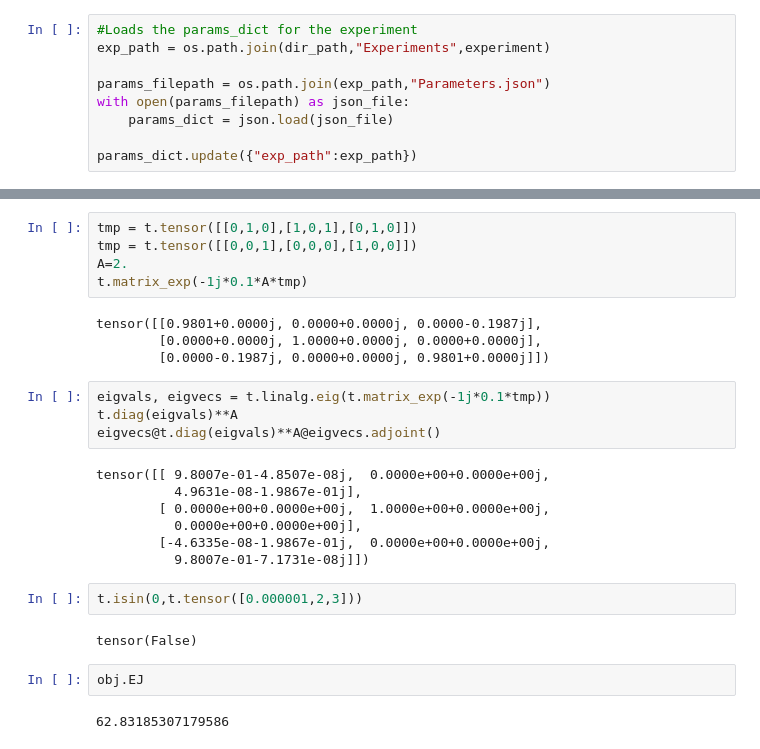
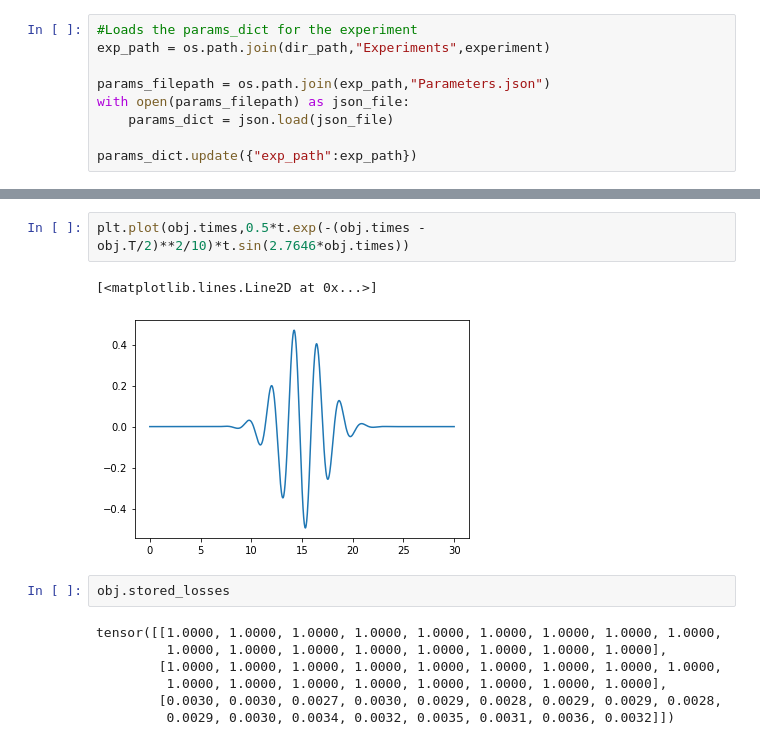
Before and after one commit to Vinther901/Quantum-Optimal-Control, a Jupyter notebook: 1DToyExample/RunExperiments.ipynb, the cells around one changed output, grey strips where cells are left out. Saved outputs shown, nothing was run; the diff lists cells and outputs as text.

```diff
--- a/1DToyExample/RunExperiments.ipynb
+++ b/1DToyExample/RunExperiments.ipynb
@@ -259,28 +70,14 @@ tensor(4.0000, dtype=torch.float64)
-# %%
-tmp = t.tensor([[0,1,0],[1,0,1],[0,1,0]])
-tmp = t.tensor([[0,0,1],[0,0,0],[1,0,0]])
-A=2.
-t.matrix_exp(-1j*0.1*A*tmp)
-# %% [output]
-tensor([[0.9801+0.0000j, 0.0000+0.0000j, 0.0000-0.1987j],
-        [0.0000+0.0000j, 1.0000+0.0000j, 0.0000+0.0000j],
-        [0.0000-0.1987j, 0.0000+0.0000j, 0.9801+0.0000j]])
-# %%
-eigvals, eigvecs = t.linalg.eig(t.matrix_exp(-1j*0.1*tmp))
-t.diag(eigvals)**A
-eigvecs@t.diag(eigvals)**A@eigvecs.adjoint()
-# %% [output]
-tensor([[ 9.8007e-01-4.8507e-08j,  0.0000e+00+0.0000e+00j,
-          4.9631e-08-1.9867e-01j],
-        [ 0.0000e+00+0.0000e+00j,  1.0000e+00+0.0000e+00j,
-          0.0000e+00+0.0000e+00j],
-        [-4.6335e-08-1.9867e-01j,  0.0000e+00+0.0000e+00j,
-          9.8007e-01-7.1731e-08j]])
-# %%
-t.isin(0,t.tensor([0.000001,2,3]))
-# %% [output]
-tensor(False)
+# %%
+plt.plot(obj.times,0.5*t.exp(-(obj.times - obj.T/2)**2/10)*t.sin(2.7646*obj.times))
+# %% [output]
+[<matplotlib.lines.Line2D at 0x...>]
+[figure, added]
 # %%
-obj.EJ
+obj.stored_losses
 # %% [output]
-62.83185307179586
+tensor([[1.0000, 1.0000, 1.0000, 1.0000, 1.0000, 1.0000, 1.0000, 1.0000, 1.0000,
+         1.0000, 1.0000, 1.0000, 1.0000, 1.0000, 1.0000, 1.0000, 1.0000],
+        [1.0000, 1.0000, 1.0000, 1.0000, 1.0000, 1.0000, 1.0000, 1.0000, 1.0000,
+         1.0000, 1.0000, 1.0000, 1.0000, 1.0000, 1.0000, 1.0000, 1.0000],
+        [0.0030, 0.0030, 0.0027, 0.0030, 0.0029, 0.0028, 0.0029, 0.0029, 0.0028,
+         0.0029, 0.0030, 0.0034, 0.0032, 0.0035, 0.0031, 0.0036, 0.0032]])
```
Also changed, not shown: parts of 42 cells of this notebook, 4 other files.
